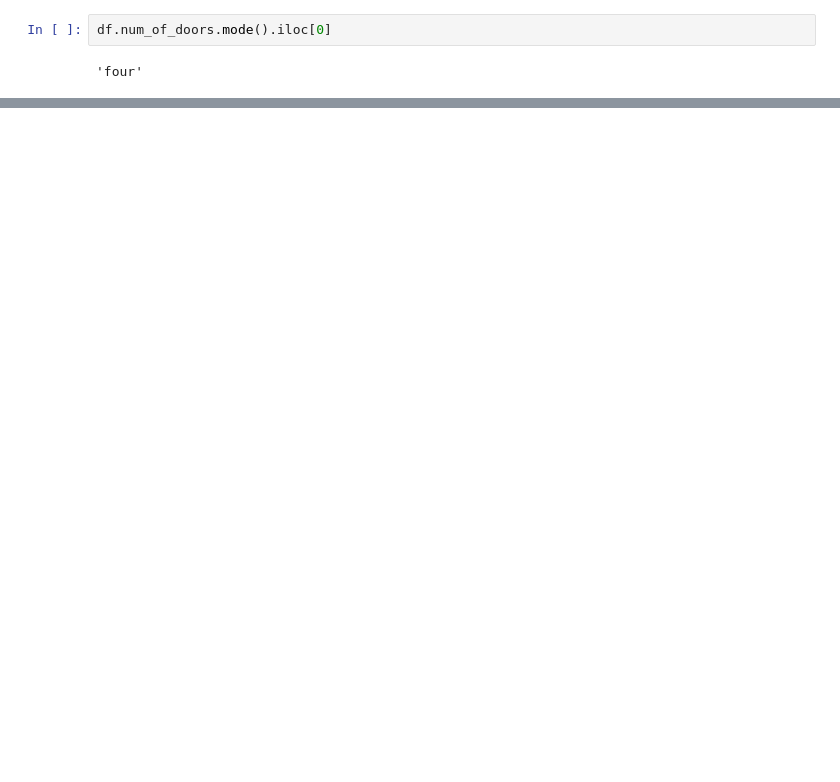
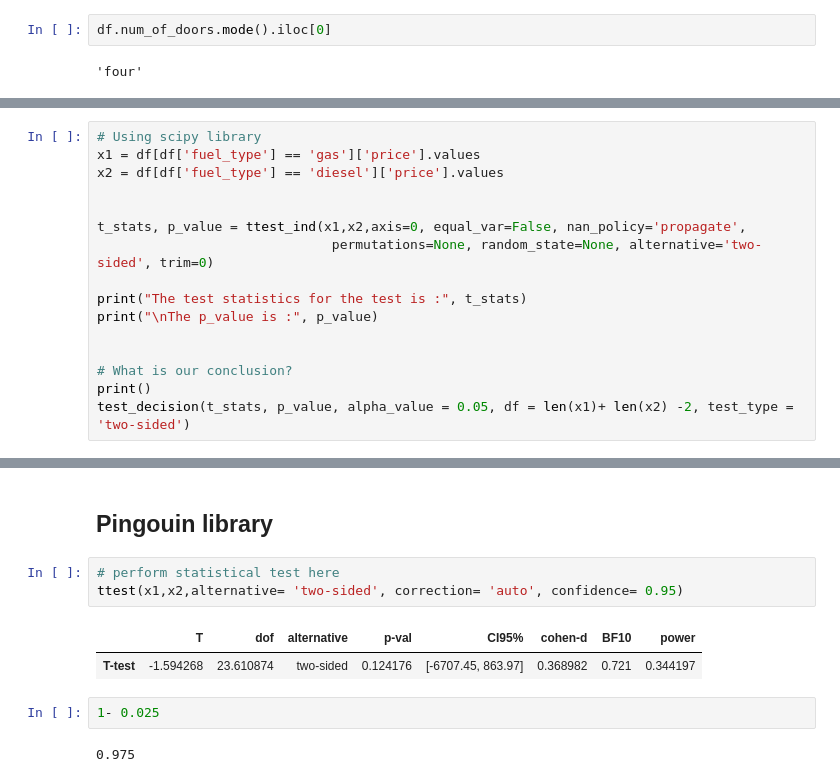
Before and after one commit to obeabi/Stats, a Jupyter notebook: AB_Test_ContinousOutcome.ipynb, the cells around one changed output, grey strips where cells are left out. Cells and saved outputs as stored; diff of their text form; blank space fills up the shorter version.

```diff
--- a/AB_Test_ContinousOutcome.ipynb
+++ b/AB_Test_ContinousOutcome.ipynb
@@ -251,0 +342,16 @@ df.describe()
+# %%
+# Using scipy library
+x1 = df[df['fuel_type'] == 'gas']['price'].values
+x2 = df[df['fuel_type'] == 'diesel']['price'].values
+
+
+t_stats, p_value = ttest_ind(x1,x2,axis=0, equal_var=False, nan_policy='propagate',
+                              permutations=None, random_state=None, alternative='two-sided', trim=0)
+
+print("The test statistics for the test is :", t_stats)
+print("\nThe p_value is :", p_value)
+
+
+# What is our conclusion?
+print()
+test_decision(t_stats, p_value, alpha_value = 0.05, df = len(x1)+ len(x2) -2, test_type = 'two-sided')
@@ -251,0 +366,12 @@ df.describe()
+# %% [markdown]
+## Pingouin library
+# %%
+# perform statistical test here
+ttest(x1,x2,alternative= 'two-sided', correction= 'auto', confidence= 0.95)
+# %% [output]
+|  | T | dof | alternative | p-val | CI95% | cohen-d | BF10 | power |
+| T-test | -1.594268 | 23.610874 | two-sided | 0.124176 | [-6707.45, 863.97] | 0.368982 | 0.721 | 0.344197 |
+# %%
+1- 0.025
+# %% [output]
+0.975
```
Also changed, not shown: parts of 12 cells of this notebook.
